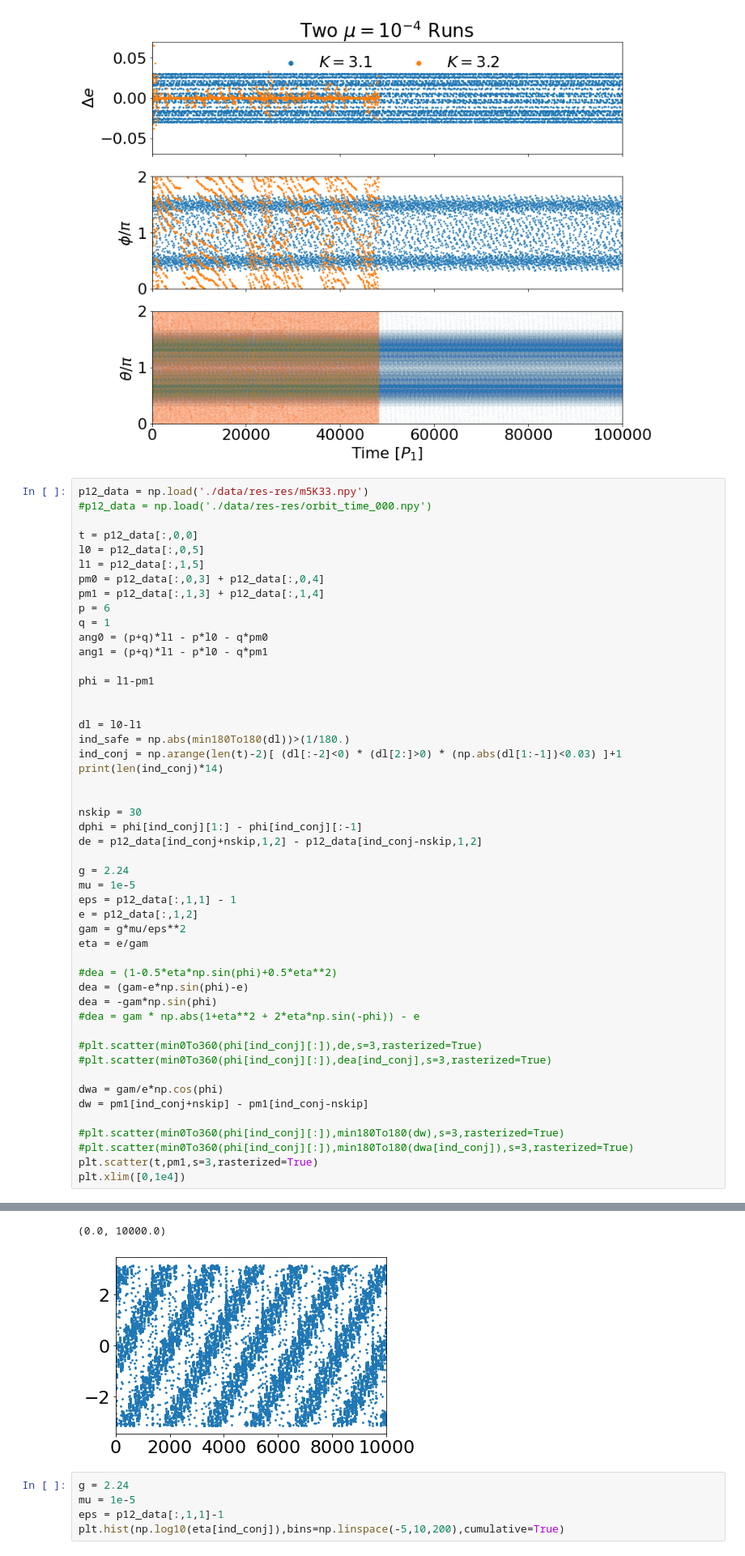
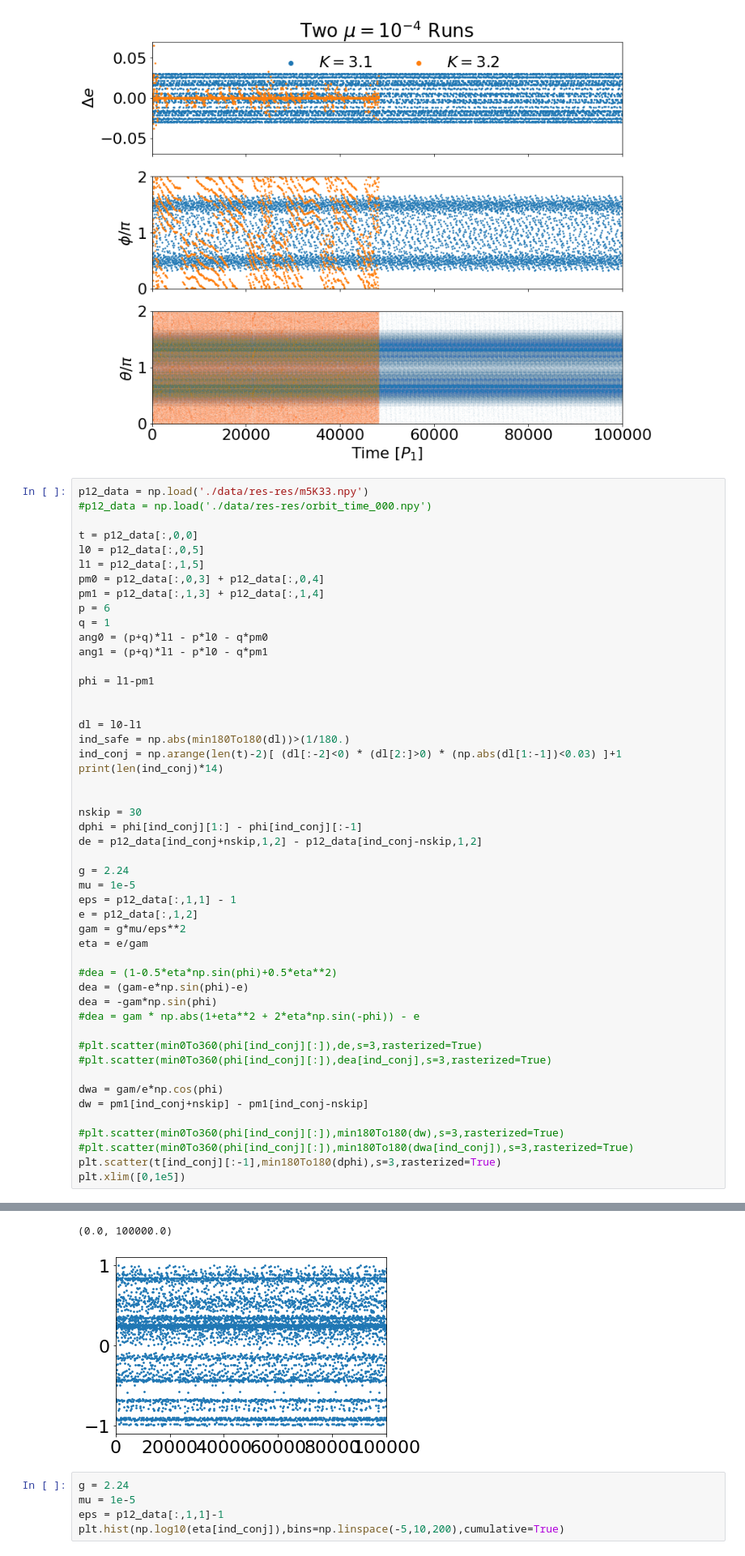
Before and after one commit to lijiaru0305/Hill-friction, a Jupyter notebook: revise-plots/resonance-plot.ipynb, the cells around one changed output, grey strips where cells are left out. Shown at 81% size. Saved outputs shown, nothing was run; the diff lists cells and outputs as text.

```diff
--- a/revise-plots/resonance-plot.ipynb
+++ b/revise-plots/resonance-plot.ipynb
@@ -231,37 +231,37 @@ ind_safe = np.abs(min180To180(dl))>(1/180.)
 ind_conj = np.arange(len(t)-2)[ (dl[:-2]<0) * (dl[2:]>0) * (np.abs(dl[1:-1])<0.03) ]+1
 print(len(ind_conj)*14)
 
 
 nskip = 30
 dphi = phi[ind_conj][1:] - phi[ind_conj][:-1]
 de = p12_data[ind_conj+nskip,1,2] - p12_data[ind_conj-nskip,1,2]
 
 g = 2.24
 mu = 1e-5
 eps = p12_data[:,1,1] - 1
 e = p12_data[:,1,2]
 gam = g*mu/eps**2
 eta = e/gam
 
 #dea = (1-0.5*eta*np.sin(phi)+0.5*eta**2)
 dea = (gam-e*np.sin(phi)-e)
 dea = -gam*np.sin(phi)
 #dea = gam * np.abs(1+eta**2 + 2*eta*np.sin(-phi)) - e
 
 #plt.scatter(min0To360(phi[ind_conj][:]),de,s=3,rasterized=True)
 #plt.scatter(min0To360(phi[ind_conj][:]),dea[ind_conj],s=3,rasterized=True)
 
 dwa = gam/e*np.cos(phi)
 dw = pm1[ind_conj+nskip] - pm1[ind_conj-nskip]
 
 #plt.scatter(min0To360(phi[ind_conj][:]),min180To180(dw),s=3,rasterized=True)
 #plt.scatter(min0To360(phi[ind_conj][:]),min180To180(dwa[ind_conj]),s=3,rasterized=True)
-plt.scatter(t,pm1,s=3,rasterized=True)
-plt.xlim([0,1e4])
+plt.scatter(t[ind_conj][:-1],min180To180(dphi),s=3,rasterized=True)
+plt.xlim([0,1e5])
 # %% [output]
 98336
-(0.0, 10000.0)
+(0.0, 100000.0)
-[figure, old version]
+[figure, new version]
 # %%
 g = 2.24
 mu = 1e-5
```
